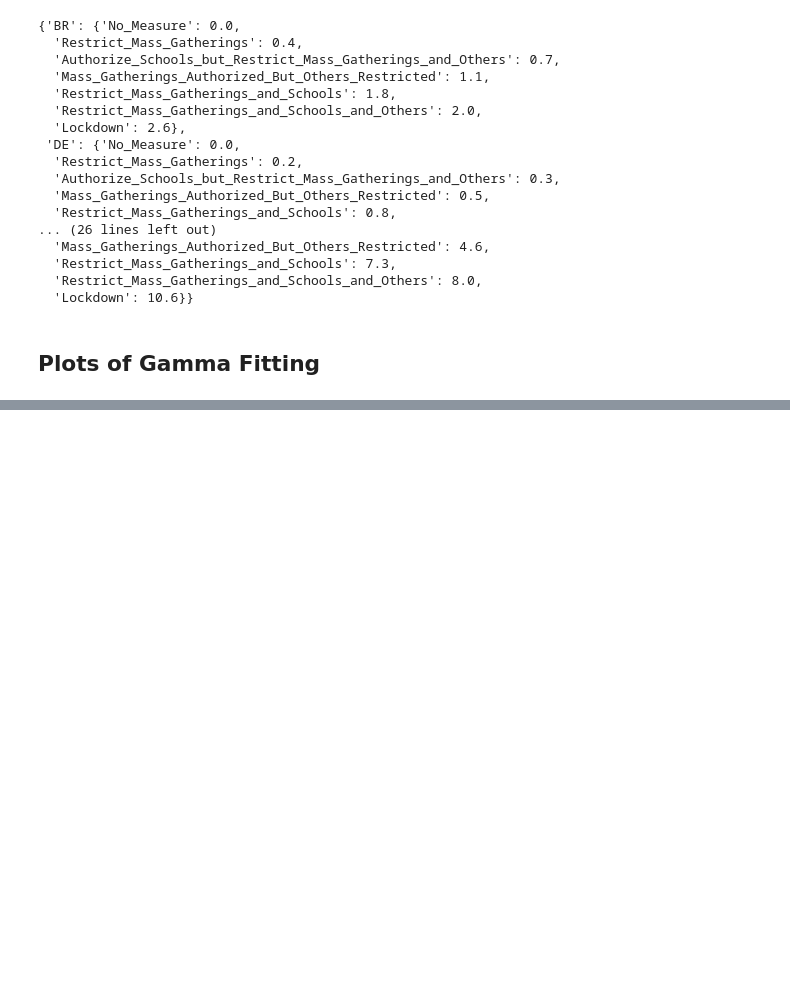
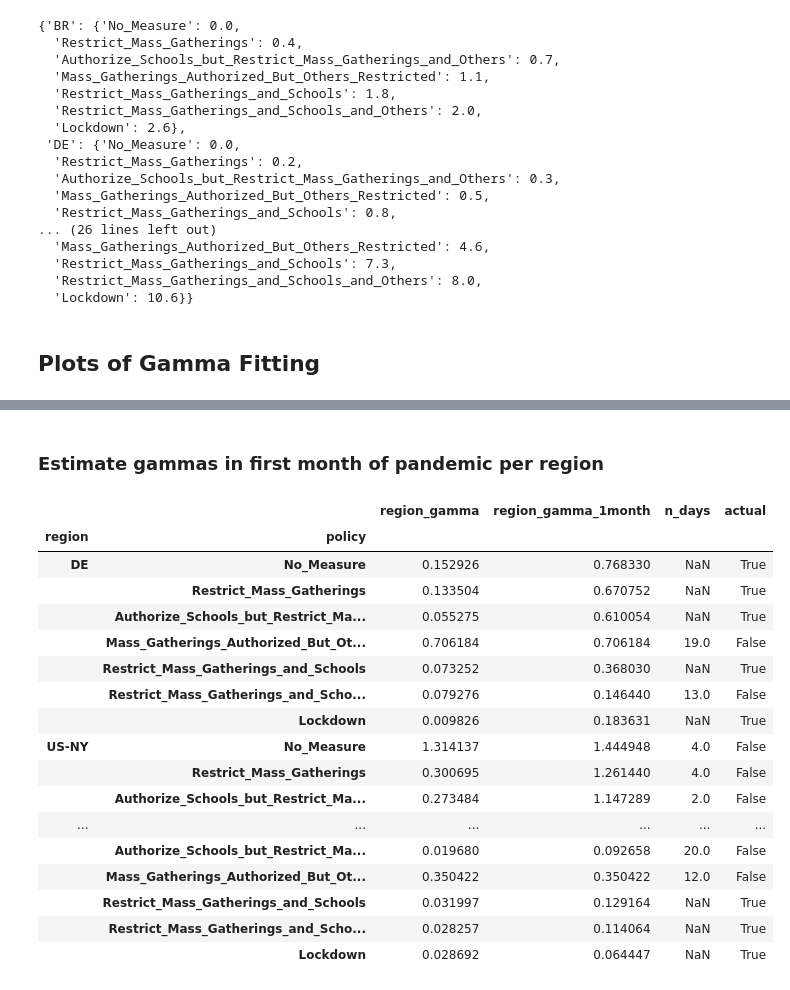
Before and after one commit to COVIDAnalytics/THEMIS, a Jupyter notebook: notebooks/monthly_dominant_policy.ipynb, the cells around one changed output, grey strips where cells are left out. Drawn from its saved outputs; the diff is of its cells as text; code cells hidden in the pictures; blank space fills up the shorter version.

```diff
--- a/notebooks/monthly_dominant_policy.ipynb
+++ b/notebooks/monthly_dominant_policy.ipynb
@@ -138,0 +206,2 @@ sns.relplot(data=summary_df.query("region == 'BR'"), x='gamma', y='region_gamma'
+# %% [markdown]
+### Estimate gammas in first month of pandemic per region
@@ -138,0 +210,15 @@ sns.relplot(data=summary_df.query("region == 'BR'"), x='gamma', y='region_gamma'
+# %%
+gamma_fit_df = None
+
+for _, row in region_start_end.iterrows():
+    region = row.region
+    start_date = row.start_date
+    end_date = row.split_date
+    region_gamma_df = get_region_gamma_df_v2(region, start_date, end_date)
+    region_gamma_df['region'] = region
+    if gamma_fit_df is None:
+        gamma_fit_df = region_gamma_df
+    else:
+        gamma_fit_df = pd.concat([gamma_fit_df, region_gamma_df])
+# %%
+gamma_fit_df = gamma_fit_df.reset_index(names=['policy']).set_index(['region', 'policy']).rename(columns={'region_gamma': 'region_gamma_1month'})
@@ -138,0 +230,22 @@ sns.relplot(data=summary_df.query("region == 'BR'"), x='gamma', y='region_gamma'
+# %%
+df['actual'] = df['n_days'].isna()
+df
+# %% [output]
+|  |  | region_gamma | region_gamma_1month | n_days | actual |
+| region | policy |  |  |  |  |
+| DE | No_Measure | 0.152926 | 0.768330 | NaN | True |
+|  | Restrict_Mass_Gatherings | 0.133504 | 0.670752 | NaN | True |
+|  | Authorize_Schools_but_Restrict_Ma... | 0.055275 | 0.610054 | NaN | True |
+|  | Mass_Gatherings_Authorized_But_Ot... | 0.706184 | 0.706184 | 19.0 | False |
+|  | Restrict_Mass_Gatherings_and_Schools | 0.073252 | 0.368030 | NaN | True |
+|  | Restrict_Mass_Gatherings_and_Scho... | 0.079276 | 0.146440 | 13.0 | False |
+|  | Lockdown | 0.009826 | 0.183631 | NaN | True |
+| US-NY | No_Measure | 1.314137 | 1.444948 | 4.0 | False |
+|  | Restrict_Mass_Gatherings | 0.300695 | 1.261440 | 4.0 | False |
+|  | Authorize_Schools_but_Restrict_Ma... | 0.273484 | 1.147289 | 2.0 | False |
+| ... | ... | ... | ... | ... | ... |
+|  | Authorize_Schools_but_Restrict_Ma... | 0.019680 | 0.092658 | 20.0 | False |
+|  | Mass_Gatherings_Authorized_But_Ot... | 0.350422 | 0.350422 | 12.0 | False |
+|  | Restrict_Mass_Gatherings_and_Schools | 0.031997 | 0.129164 | NaN | True |
+|  | Restrict_Mass_Gatherings_and_Scho... | 0.028257 | 0.114064 | NaN | True |
+|  | Lockdown | 0.028692 | 0.064447 | NaN | True |
```
Also changed, not shown: parts of 15 cells of this notebook.
